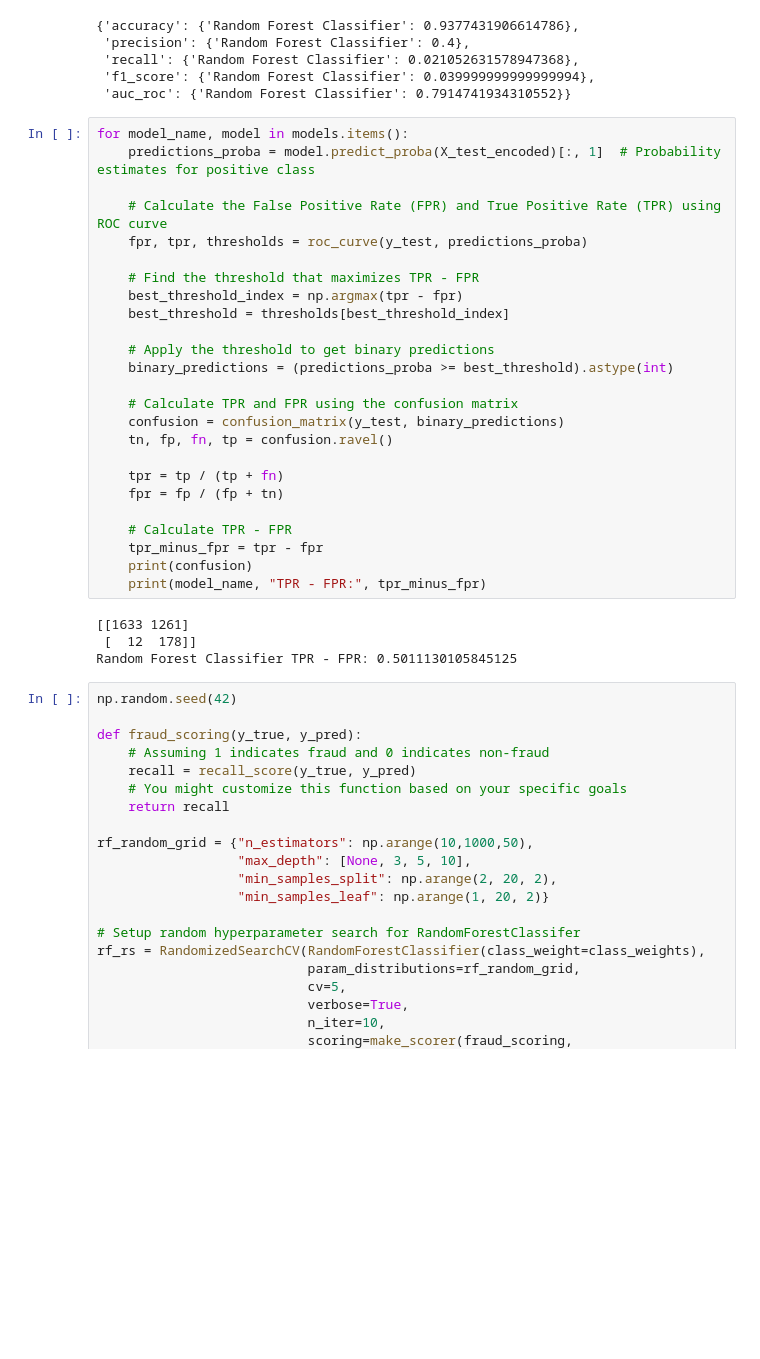
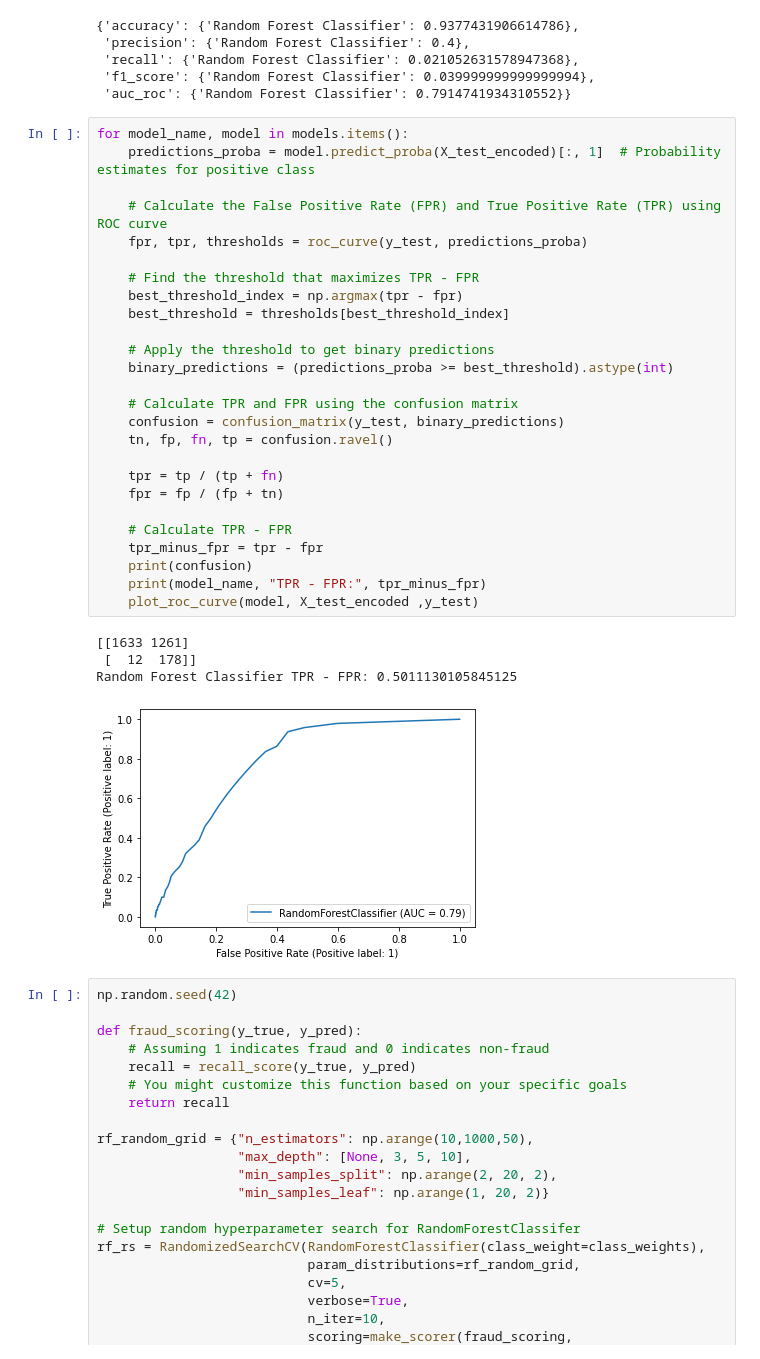
Before and after one commit to yeyi-alice/Vehicle-Insurance-Fraud-Detection, a Jupyter notebook: RandomForest.ipynb, the cells around one changed output. Cells and saved outputs as stored; diff of their text form; blank space fills up the shorter version.

```diff
--- a/RandomForest.ipynb
+++ b/RandomForest.ipynb
@@ -193,32 +193,34 @@ model_score
 # %%
 for model_name, model in models.items():
     predictions_proba = model.predict_proba(X_test_encoded)[:, 1]  # Probability estimates for positive class
 
     # Calculate the False Positive Rate (FPR) and True Positive Rate (TPR) using ROC curve
     fpr, tpr, thresholds = roc_curve(y_test, predictions_proba)
 
     # Find the threshold that maximizes TPR - FPR
     best_threshold_index = np.argmax(tpr - fpr)
     best_threshold = thresholds[best_threshold_index]
 
     # Apply the threshold to get binary predictions
     binary_predictions = (predictions_proba >= best_threshold).astype(int)
 
     # Calculate TPR and FPR using the confusion matrix
     confusion = confusion_matrix(y_test, binary_predictions)
     tn, fp, fn, tp = confusion.ravel()
 
     tpr = tp / (tp + fn)
     fpr = fp / (fp + tn)
 
     # Calculate TPR - FPR
     tpr_minus_fpr = tpr - fpr
     print(confusion)
     print(model_name, "TPR - FPR:", tpr_minus_fpr)
+    plot_roc_curve(model, X_test_encoded ,y_test)
 # %% [output]
 [[1633 1261]
  [  12  178]]
 Random Forest Classifier TPR - FPR: 0.5011130105845125
+[figure, added]
 # %%
 np.random.seed(42)
 
```
Also changed, not shown: parts of 8 cells of this notebook.
